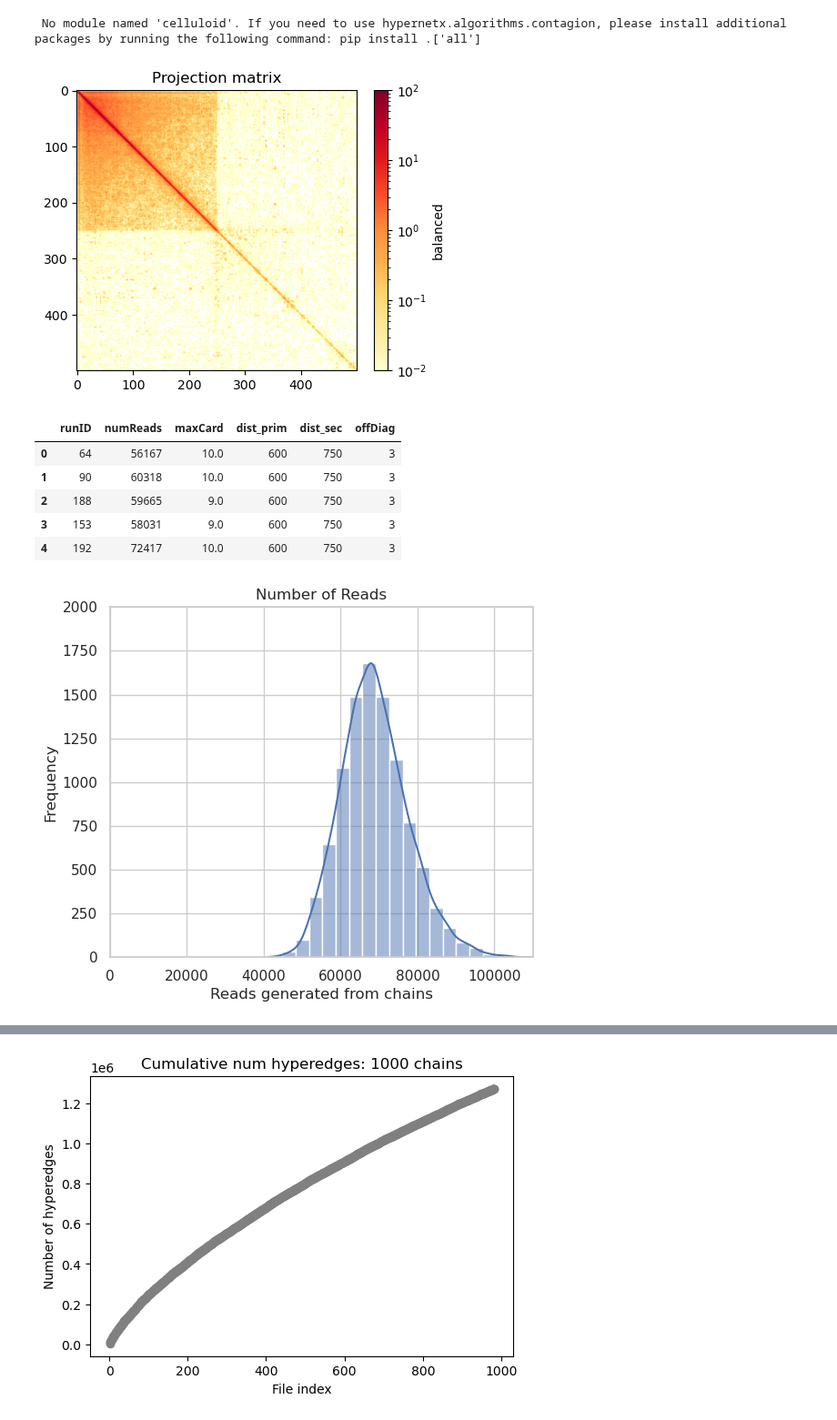
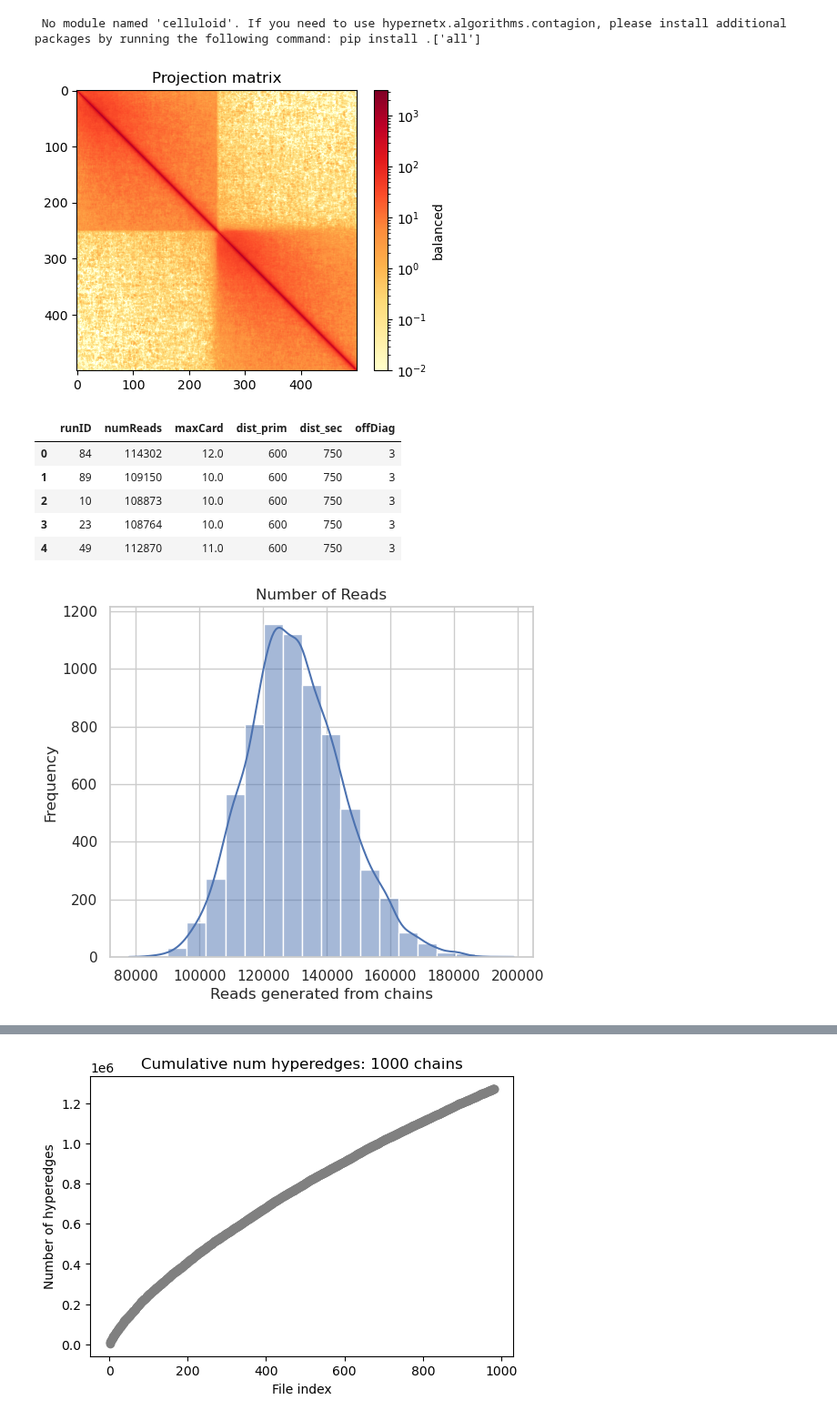
Before and after one commit to noush-joglekar/sporeC_prelim, a Jupyter notebook: scripts/jupyterNB/generatePoreC_fromChains.ipynb, the cells around one changed output, grey strips where cells are left out. Shown at 91% size. Cells and saved outputs as stored; diff of their text form; code cells hidden in the pictures.

```diff
--- a/scripts/jupyterNB/generatePoreC_fromChains.ipynb
+++ b/scripts/jupyterNB/generatePoreC_fromChains.ipynb
@@ -22,10 +22,10 @@ dataDir = '/gpfs/commons/groups/gursoy_lab/ajoglekar/Projects/2023_03_01_multiwa
 # %%
 ## Read in example file
 projMat = None
-numFiles = 4000
+numFiles = 1000
 counter = 0
 for i in range(1,numFiles):
-    filePath = f'{dataDir}chains_4k_500_projectionMtxOutput_sample2/projMat_3_600_750_{i}.txt'
+    filePath = f'{dataDir}chains_7k_500_projectionMtxOutput_sample2/projMat_3_600_750_{i}.txt'
     if os.path.isfile(filePath):
         counter += 1
         if projMat is None:
@@ -40,24 +40,24 @@ nrow = projMat.shape[0]
 # %%
 from matplotlib.colors import LogNorm
 plt.figure(figsize=(6, 4))
-im = plt.imshow(projMat, cmap="YlOrRd",norm = LogNorm(vmax=10**2, vmin = 0.01))
+im = plt.imshow(projMat, cmap="YlOrRd",norm = LogNorm(vmax=10**3.5, vmin = 0.01)) #
 plt.colorbar(im, fraction=0.046, pad=0.04, label='balanced');
 plt.title("Projection matrix")
 plt.show()
 # %% [output]
-[figure, old version]
+[figure, new version]
 # %%
 ## read in summary file
-summaryFile = f'{dataDir}chains_10k_500_projectionMtxOutput/summary.txt'
+summaryFile = f'{dataDir}chains_7k_500_projectionMtxOutput_sample2/summary.txt'
 summary = pd.read_table(summaryFile,names=["runID","numReads","maxCard","dist_prim","dist_sec","offDiag"])
 summary.head()
 # %% [output]
 |  | runID | numReads | maxCard | dist_prim | dist_sec | offDiag |
-| 0 | 64 | 56167 | 10.0 | 600 | 750 | 3 |
-| 1 | 90 | 60318 | 10.0 | 600 | 750 | 3 |
-| 2 | 188 | 59665 | 9.0 | 600 | 750 | 3 |
-| 3 | 153 | 58031 | 9.0 | 600 | 750 | 3 |
-| 4 | 192 | 72417 | 10.0 | 600 | 750 | 3 |
+| 0 | 84 | 114302 | 12.0 | 600 | 750 | 3 |
+| 1 | 89 | 109150 | 10.0 | 600 | 750 | 3 |
+| 2 | 10 | 108873 | 10.0 | 600 | 750 | 3 |
+| 3 | 23 | 108764 | 10.0 | 600 | 750 | 3 |
+| 4 | 49 | 112870 | 11.0 | 600 | 750 | 3 |
 # %%
 # Set the style for seaborn
 sns.set(style="whitegrid")
@@ -67,8 +67,8 @@ plt.figure(figsize=(6, 5))  # Set the figure size
 sns.histplot(data=summary, x="numReads", bins=20, kde=True)
 
 # Set x and y limits
-plt.xlim(0, 11*10**4)
-plt.ylim(0, 2000)
+# plt.xlim(0, 11*10**4)
+# plt.ylim(0, 2000)
 
 # Add labels and title
 plt.xlabel("Reads generated from chains")
@@ -78,7 +78,7 @@ plt.title("Number of Reads")
 # Show the plot
 plt.show()
 # %% [output]
-[figure, old version]
+[figure, new version]
 # %%
 # Plot a bar plot using seaborn
 plt.figure(figsize=(6, 4))  # Set the figure size
```
Also changed, not shown: parts of 5 cells of this notebook, 4 other files.
